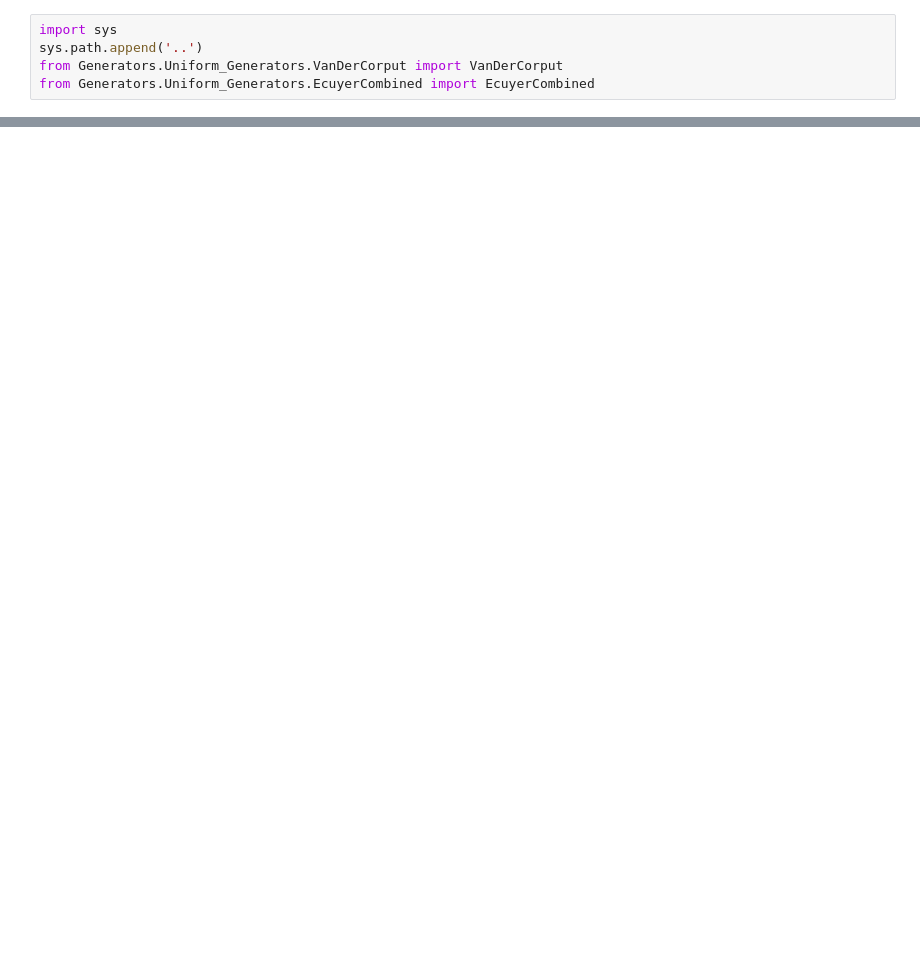
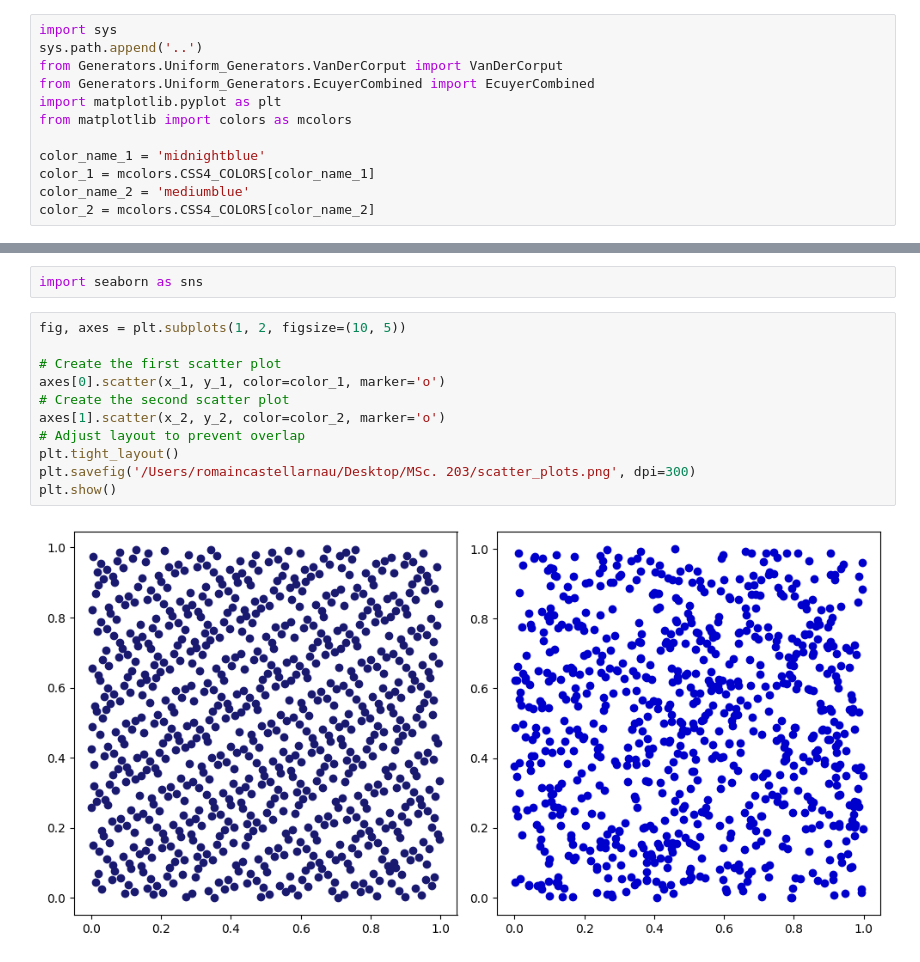
Before and after one commit to Garrma/numerical_finance, a Jupyter notebook: Generators/pseudo_vs_quasi_random.ipynb, the cells around one changed output, grey strips where cells are left out. Drawn from its saved outputs; the diff is of its cells as text; blank space fills up the shorter version.

```diff
--- a/Generators/pseudo_vs_quasi_random.ipynb
+++ b/Generators/pseudo_vs_quasi_random.ipynb
@@ -3,6 +3,13 @@ import sys
 sys.path.append('..')
 from Generators.Uniform_Generators.VanDerCorput import VanDerCorput
 from Generators.Uniform_Generators.EcuyerCombined import EcuyerCombined
+import matplotlib.pyplot as plt
+from matplotlib import colors as mcolors
+
+color_name_1 = 'midnightblue'
+color_1 = mcolors.CSS4_COLORS[color_name_1]
+color_name_2 = 'mediumblue'
+color_2 = mcolors.CSS4_COLORS[color_name_2]
 # %%
 bases = (7,11)
 vdc_1 = VanDerCorput(bases[0])
@@ -47,0 +42,15 @@ plt.show()
+# %%
+import seaborn as sns
+# %%
+fig, axes = plt.subplots(1, 2, figsize=(10, 5))
+
+# Create the first scatter plot
+axes[0].scatter(x_1, y_1, color=color_1, marker='o')
+# Create the second scatter plot
+axes[1].scatter(x_2, y_2, color=color_2, marker='o')
+# Adjust layout to prevent overlap
+plt.tight_layout()
+plt.savefig('/Users/romaincastellarnau/Desktop/MSc. 203/scatter_plots.png', dpi=300)
+plt.show()
+# %% [output]
+[figure, added]
```
Also changed, not shown: parts of 5 cells of this notebook.
